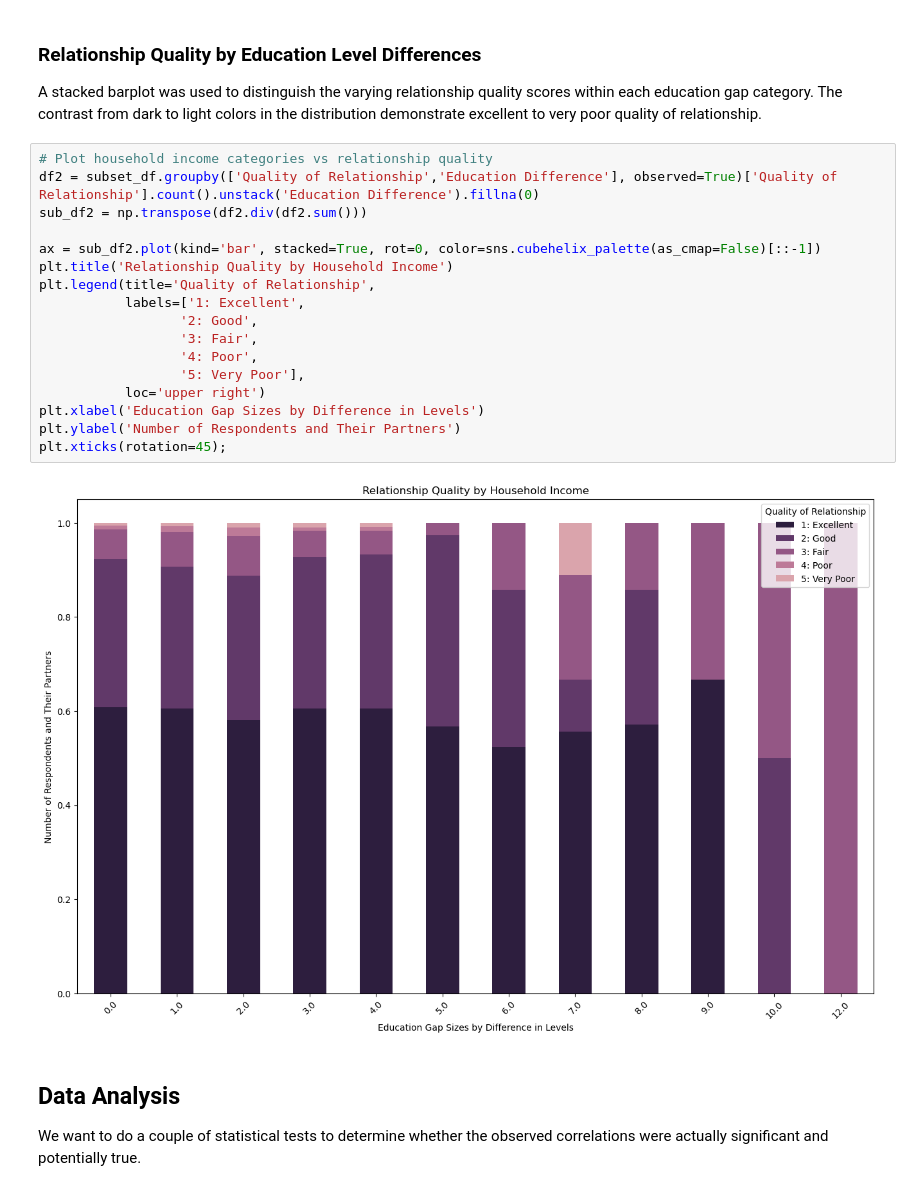
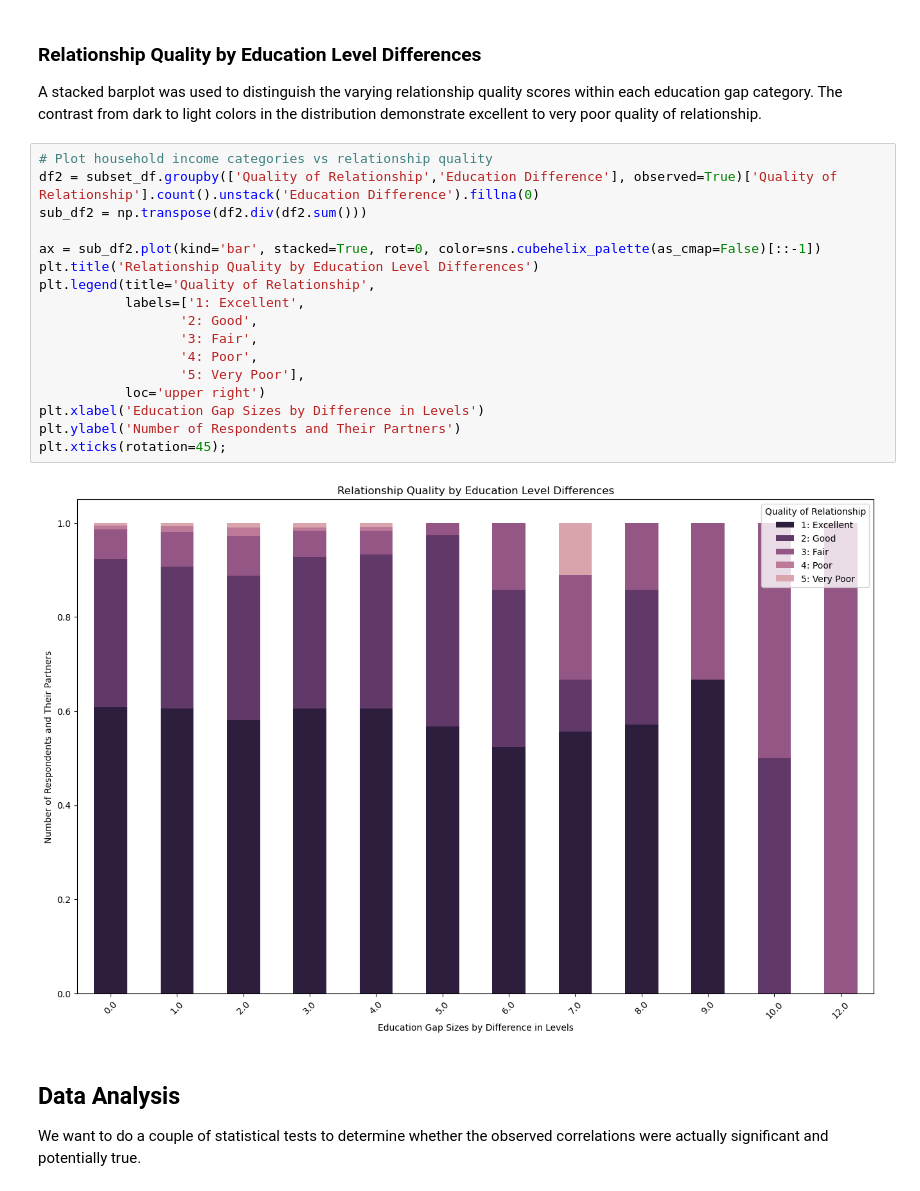
Before and after one commit to jammyegg/COGS-108-Final-Project, a Jupyter notebook: FinalProject_Group153-FA24.ipynb, the cells around one changed output. Saved outputs shown, nothing was run; the diff lists cells and outputs as text.

```diff
--- a/FinalProject_Group153-FA24.ipynb
+++ b/FinalProject_Group153-FA24.ipynb
@@ -372,22 +372,22 @@ A stacked barplot was used to distinguish the varying relationship quality score
 # %%
 # Plot household income categories vs relationship quality
 df2 = subset_df.groupby(['Quality of Relationship','Education Difference'], observed=True)['Quality of Relationship'].count().unstack('Education Difference').fillna(0)
 sub_df2 = np.transpose(df2.div(df2.sum()))
 
 ax = sub_df2.plot(kind='bar', stacked=True, rot=0, color=sns.cubehelix_palette(as_cmap=False)[::-1])
-plt.title('Relationship Quality by Household Income')
+plt.title('Relationship Quality by Education Level Differences')
 plt.legend(title='Quality of Relationship',
            labels=['1: Excellent',
                   '2: Good',
                   '3: Fair',
                   '4: Poor',
                   '5: Very Poor'],
            loc='upper right')
 plt.xlabel('Education Gap Sizes by Difference in Levels')
 plt.ylabel('Number of Respondents and Their Partners')
 plt.xticks(rotation=45);
 # %% [output]
-[figure, old version]
+[figure, new version]
 # %% [markdown]
 ## Data Analysis
 
```
